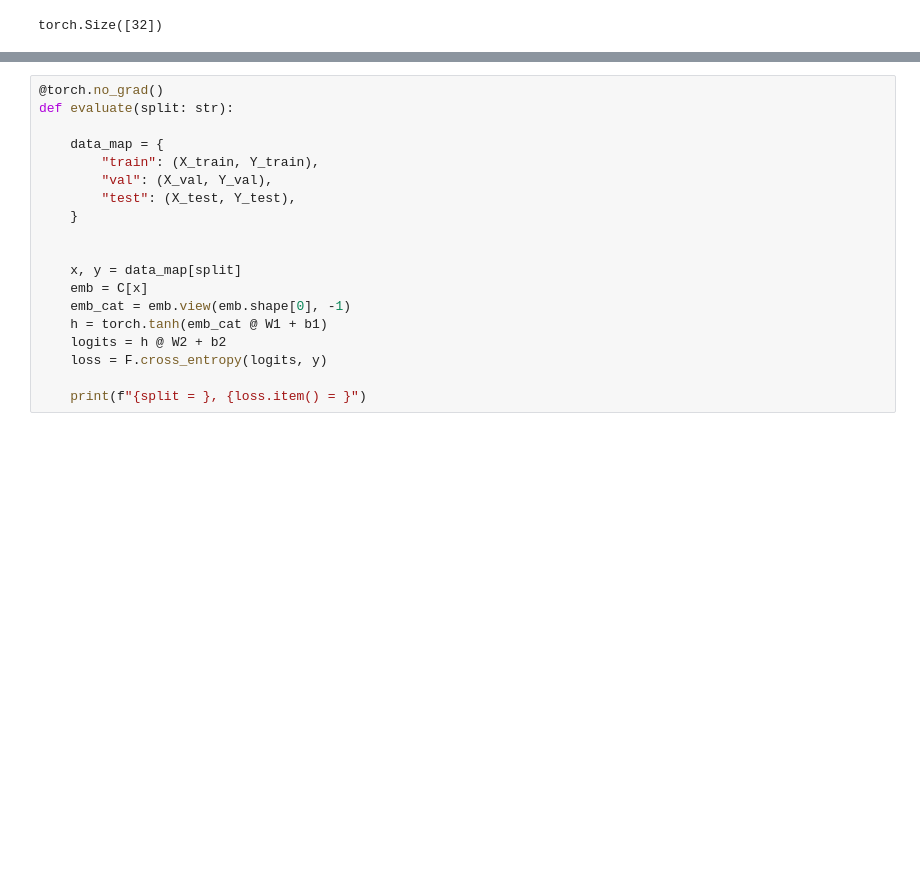
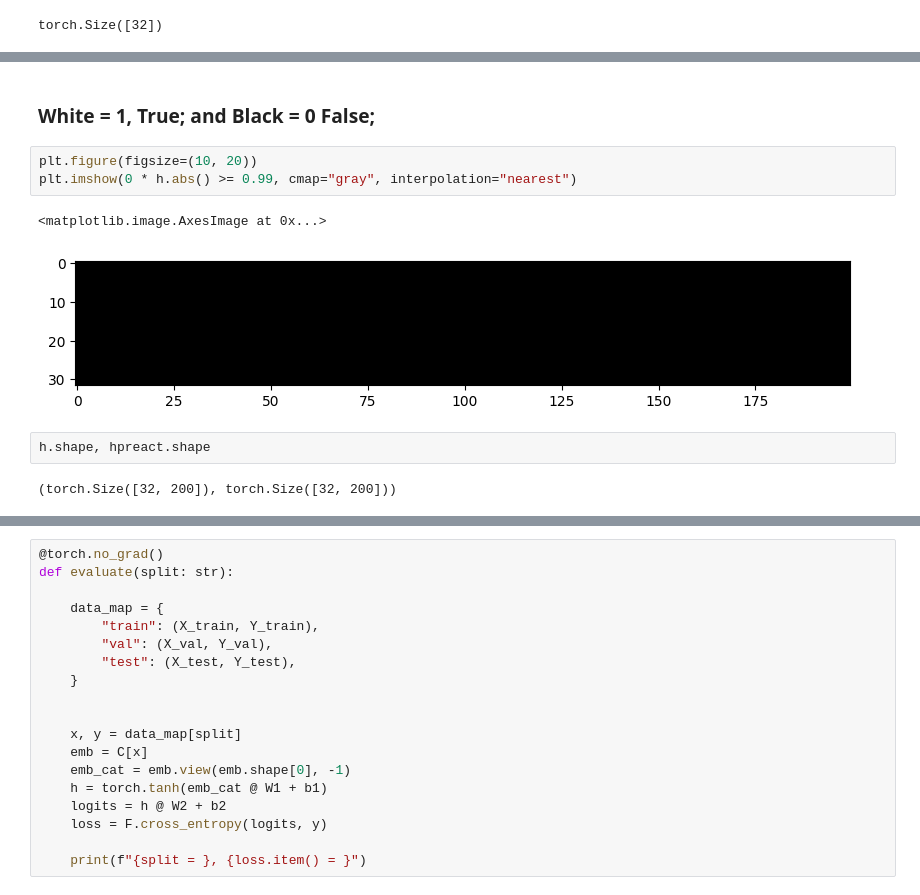
Before and after one commit to h2oduct/nn-zero-to-hero, a Jupyter notebook: lectures/makemore/self_makemore_part3_bn.ipynb, the cells around one changed output, grey strips where cells are left out. Drawn from its saved outputs; the diff is of its cells as text; blank space fills up the shorter version.

```diff
--- a/lectures/makemore/self_makemore_part3_bn.ipynb
+++ b/lectures/makemore/self_makemore_part3_bn.ipynb
@@ -417,0 +455,12 @@ for i in range(max_steps):
+# %% [markdown]
+### White = 1, True; and Black = 0 False;
+# %%
+plt.figure(figsize=(10, 20))
+plt.imshow(0 * h.abs() >= 0.99, cmap="gray", interpolation="nearest")
+# %% [output]
+<matplotlib.image.AxesImage at 0x...>
+[figure, added]
+# %%
+h.shape, hpreact.shape
+# %% [output]
+(torch.Size([32, 200]), torch.Size([32, 200]))
```
Also changed, not shown: parts of 41 cells of this notebook.
